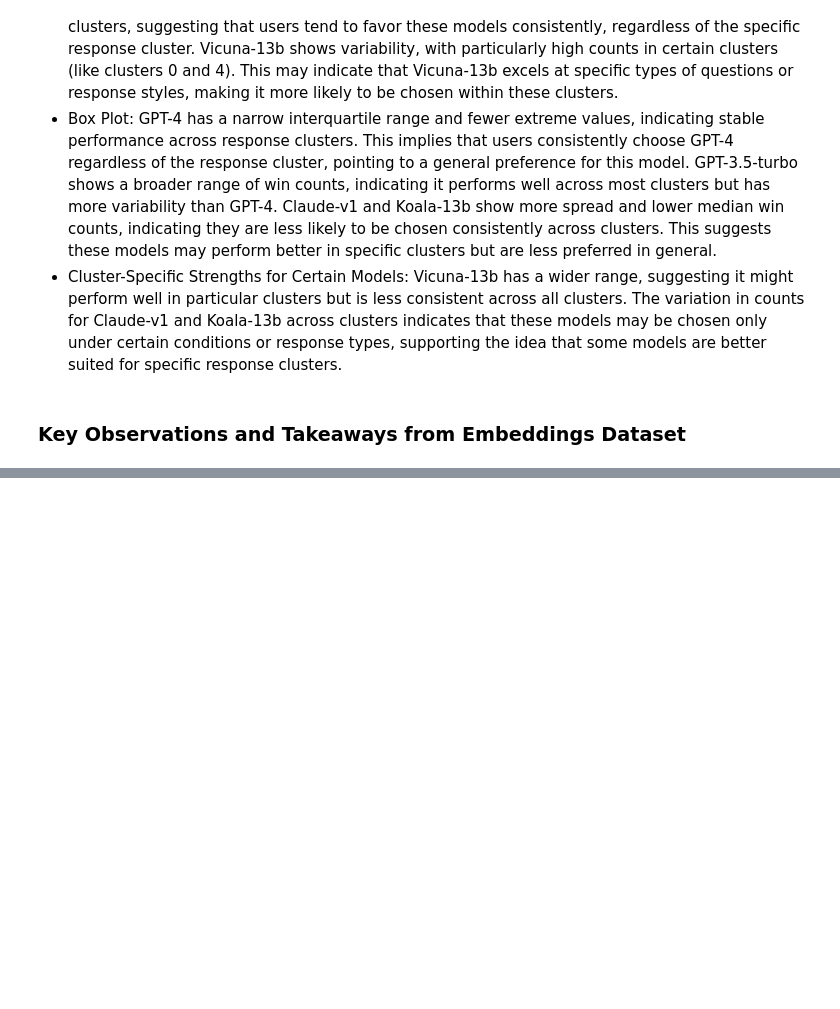
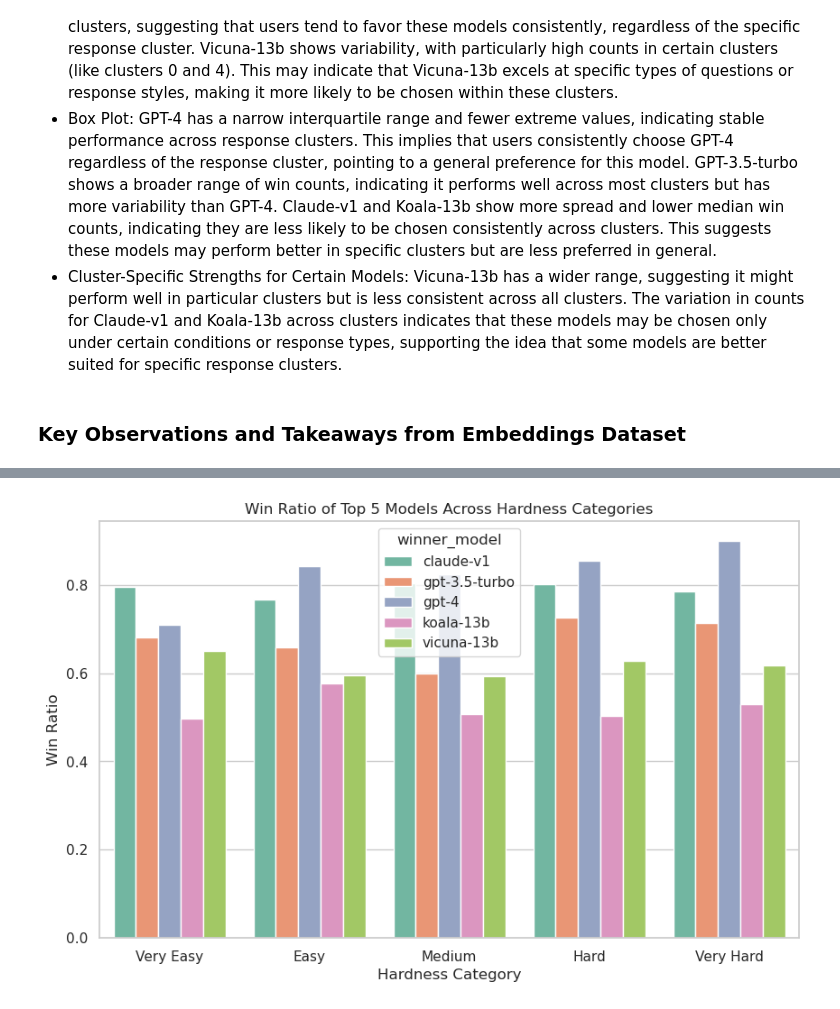
Before and after one commit to rigpin2014/Data200_GradPro, a Jupyter notebook: Milestone 2/nlp-combined-eda.ipynb, the cells around one changed output, grey strips where cells are left out. Saved outputs shown, nothing was run; the diff lists cells and outputs as text; code cells hidden in the pictures; blank space fills up the shorter version.

```diff
--- a/Milestone 2/nlp-combined-eda.ipynb
+++ b/Milestone 2/nlp-combined-eda.ipynb
@@ -955,0 +1411,3 @@ Some clusters have a higher number of ties, which might mean these questions are
+# %%
+win_count = conversation_and_topic_hardness_win.groupby(["winner_model", "hardness_cat"]).size().reset_index(name = "win_count")
+win_count
@@ -955,0 +1428,29 @@ Some clusters have a higher number of ties, which might mean these questions are
+# %%
+# Concatenate match counts for model_a and model_b into a single DataFrame
+model_a_match_count = conversation_and_topic_hardness_win.groupby(["model_a", "hardness_cat"]).size().reset_index(name="match_count")
+model_b_match_count = conversation_and_topic_hardness_win.groupby(["model_b", "hardness_cat"]).size().reset_index(name="match_count")
+
+# Rename columns for consistency
+model_a_match_count.rename(columns={"model_a": "model"}, inplace=True)
+model_b_match_count.rename(columns={"model_b": "model"}, inplace=True)
+
+# Concatenate match counts for both model_a and model_b
+total_match_count = pd.concat([model_a_match_count, model_b_match_count])
+
+# Aggregate total match counts by model and hardness category
+total_match_count = total_match_count.groupby(["model", "hardness_cat"]).sum().reset_index()
+
+# Merge the total match counts with the win counts on 'winner_model' and 'hardness_cat'
+df_win_tot = pd.merge(win_count, total_match_count,
+                      left_on=["winner_model", "hardness_cat"],
+                      right_on=["model", "hardness_cat"],
+                      how="inner")
+
+# Compute the win ratio for each model in each hardness category
+df_win_tot["win_ratio"] = df_win_tot["win_count"] / df_win_tot["match_count"]
+
+# Drop the redundant 'model' column from the final DataFrame
+df_win_tot = df_win_tot.drop(columns=["model"])
+
+# Display the result
+print(df_win_tot)
@@ -955,0 +1472,15 @@ Some clusters have a higher number of ties, which might mean these questions are
+# %%
+# Plot the results for the top five models
+df_cat_top_five = df_win_tot[df_win_tot["winner_model"].isin(top_five)]
+
+# Plot the win ratio for the top five models
+plt.figure(figsize=(10, 6))
+sns.barplot(data = df_cat_top_five, x='hardness_cat', y='win_ratio', hue='winner_model', palette='Set2')
+
+# Add labels and title
+plt.title('Win Ratio of Top 5 Models Across Hardness Categories')
+plt.xlabel('Hardness Category')
+plt.ylabel('Win Ratio')
+plt.show();
+# %% [output]
+[figure, added]
```
Also changed, not shown: parts of 68 cells of this notebook, 1 other file.
